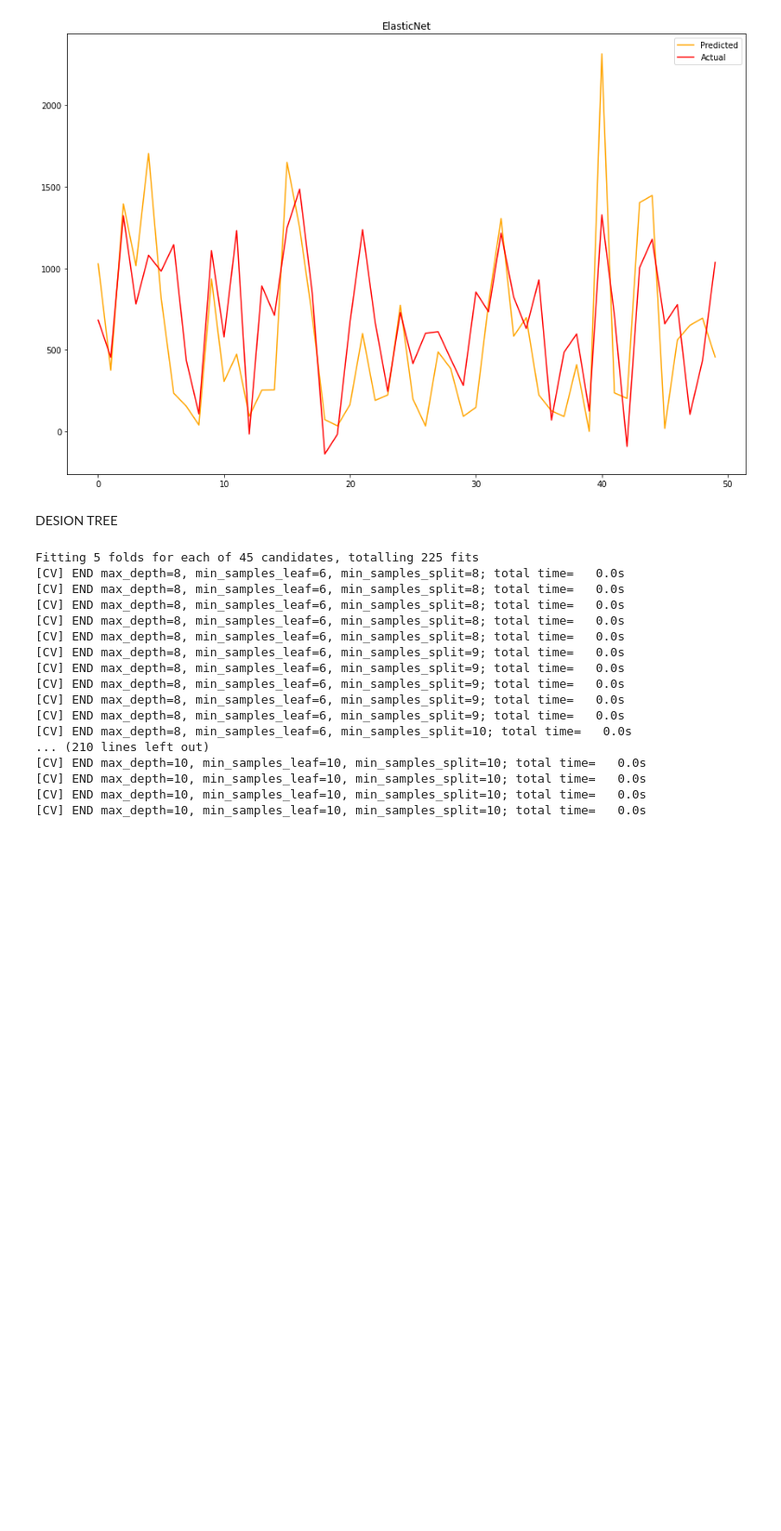
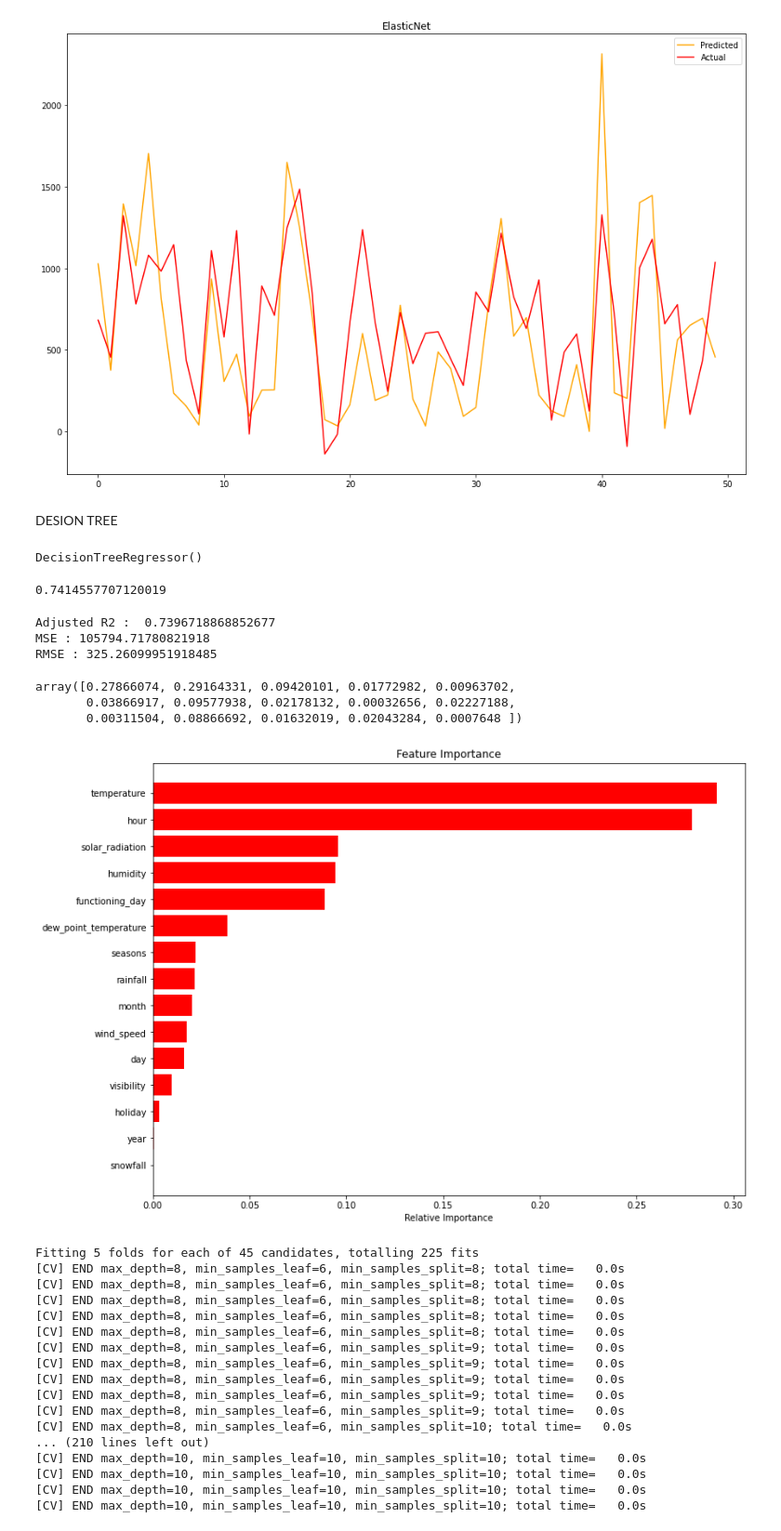
Before and after one commit to adilbm009/Seoul-Bike-Sharing-Demand-Prediction, a Jupyter notebook: bike_sharing_main.ipynb, the cells around one changed output. Shown at 93% size. Drawn from its saved outputs; the diff is of its cells as text; code cells hidden in the pictures; blank space fills up the shorter version.

```diff
--- a/bike_sharing_main.ipynb
+++ b/bike_sharing_main.ipynb
@@ -674 +674,7 @@ DESION TREE
 from sklearn.tree import DecisionTreeRegressor
+# %%
+tree = DecisionTreeRegressor()
+# %%
+tree.fit(X_train,Y_train)
+# %% [output]
+DecisionTreeRegressor()
@@ -675,3 +683,36 @@ from sklearn.tree import DecisionTreeRegressor
+# %%
+r2_score(Y_test, y_pred)
+# %% [output]
+0.7414557707120019
+# %%
+print("Adjusted R2 : ",1-(1-r2_score((Y_test), (y_pred)))*((X_test.shape[0]-1)/(X_test.shape[0]-X_test.shape[1]-1)))
+MSE  = mean_squared_error(Y_test, y_pred)
+print("MSE :" , MSE)
+RMSE = np.sqrt(MSE)
+print("RMSE :" ,RMSE)
+# %% [output]
+Adjusted R2 :  0.7396718868852677
+MSE : 105794.71780821918
+RMSE : 325.26099951918485
+# %%
+tree.feature_importances_
+# %% [output]
+array([0.27866074, 0.29164331, 0.09420101, 0.01772982, 0.00963702,
+       0.03866917, 0.09577938, 0.02178132, 0.00032656, 0.02227188,
+       0.00311504, 0.08866692, 0.01632019, 0.02043284, 0.0007648 ])
+# %%
+features = X.columns
+importances = tree.feature_importances_
+indices = np.argsort(importances)
+# %%
+plt.figure(figsize=(12,9))
+plt.title('Feature Importance')
+plt.barh(range(len(indices)), importances[indices], color='red', align='center')
+plt.yticks(range(len(indices)), [features[i] for i in indices])
+plt.xlabel('Relative Importance')
+plt.show()
+# %% [output]
+[figure, added]
 # %%
 # PERFORMING HYPERPARAMETER TUNNING AND FITTING THE TRAIN DATASET
 rf_grid = GridSearchCV(DecisionTreeRegressor(),
```
Also changed, not shown: parts of 2 cells of this notebook.
